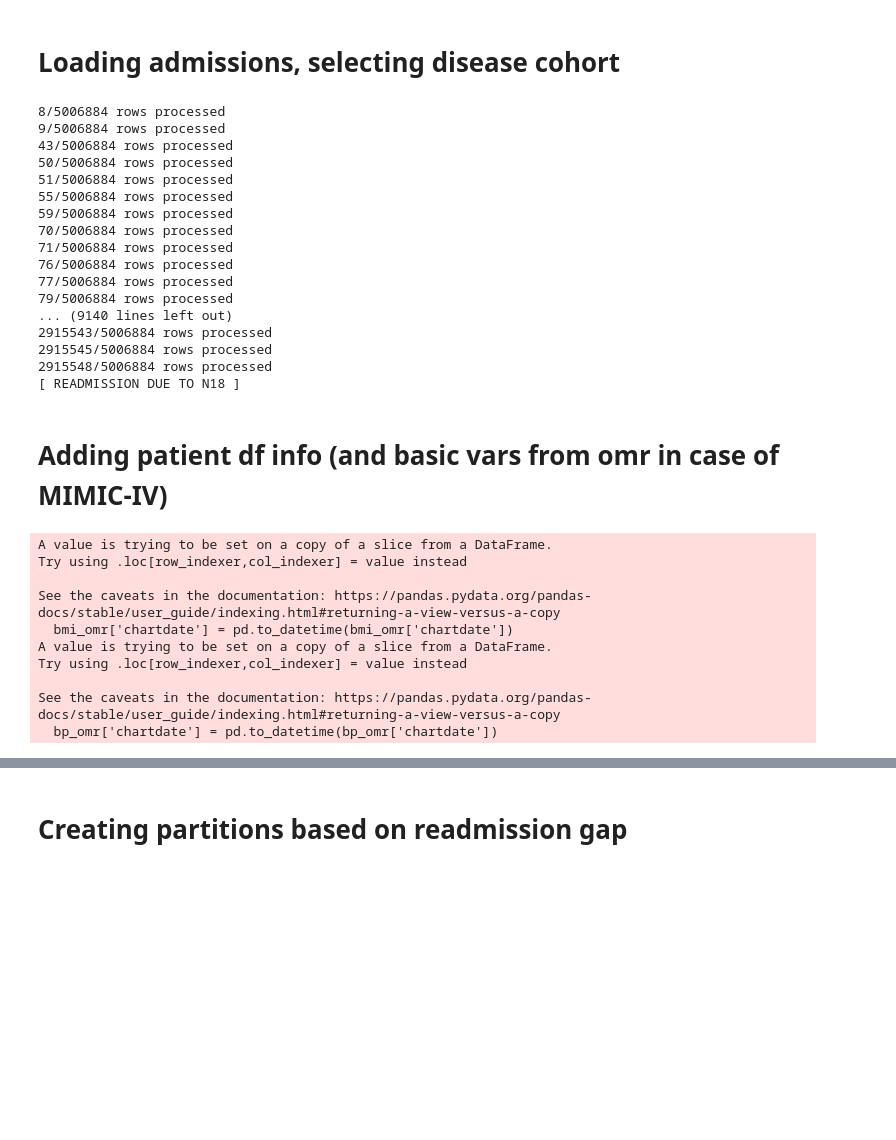
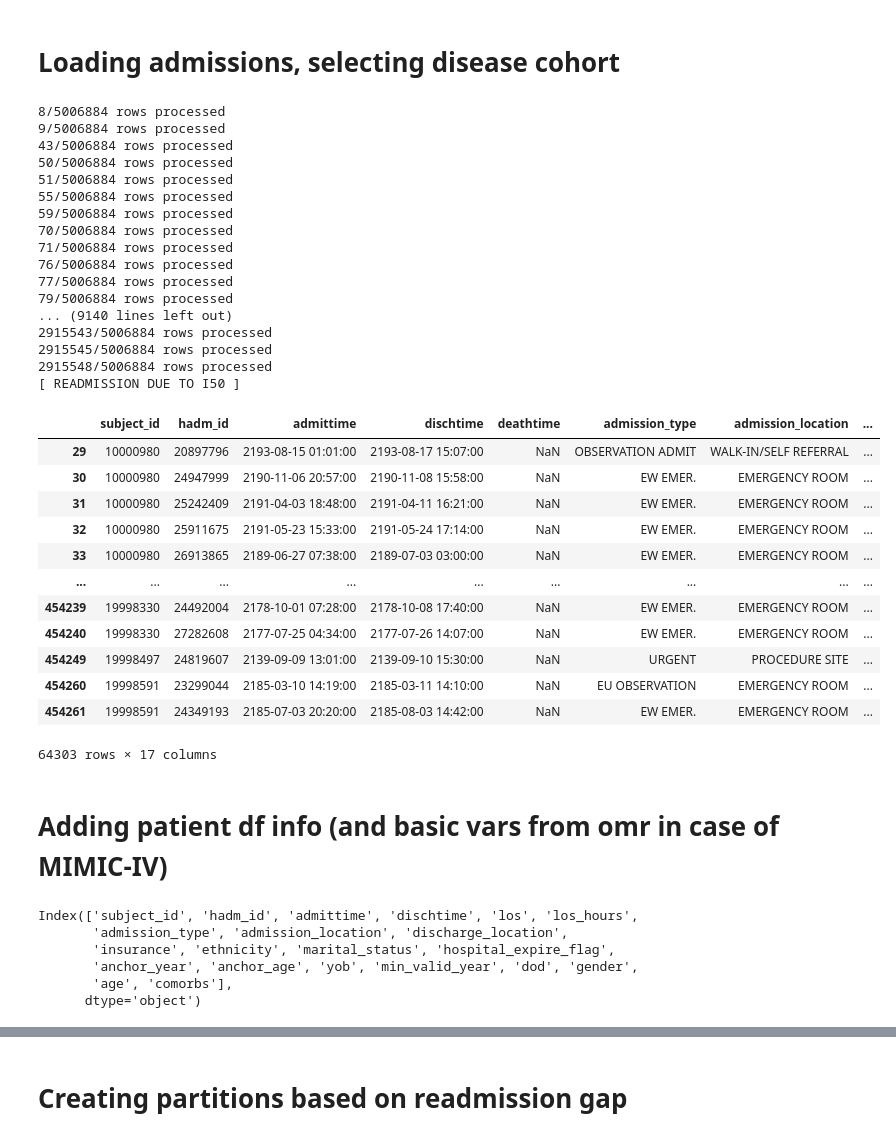
Before and after one commit to bma-vandijk/mimiciv_pipeline_insafedare, a Jupyter notebook: sandbox.ipynb, the cells around one changed output, grey strips where cells are left out. Drawn from its saved outputs; the diff is of its cells as text; code cells hidden in the pictures; blank space fills up the shorter version.

```diff
--- a/sandbox.ipynb
+++ b/sandbox.ipynb
@@ -22,15 +22,23 @@ VISIT_COL = 'hadm_id' # Identifier for visits
 ADMIT_COL = 'admittime' # Admission time
 DISCH_COL = 'dischtime' # Discharge time
 GAP = datetime.timedelta(days=14) # Gap for within readmission must occur
-DISEASE_LABEL = 'I25' # or I50 = Heart Failure, # I25 = Coronary Artery Disease, # N18 = Chronic Kidney Disease, # J44 = Chronic obstructive pulmonary disease
+DISEASE_LABEL = 'I50' # or I50 = Heart Failure, # I25 = Coronary Artery Disease, # N18 = Chronic Kidney Disease, # J44 = Chronic obstructive pulmonary disease
 VERSION = '2.0' # MIMIC-IV version 1.0 or 2.0
+
+# Results so far for READMISSION PREDICTION
+# I25, GAP=14, MIMIC-IV 2.0, --> ROC-AUC = 0.57
+# I25, GAP=7, MIMIC-IV 2.0, --> ROC-AUC = .52
+# I550, GAP=7, MIMIC-IV 2.0, --> ROC-AUC = .46
+# I550, GAP=30, MIMIC-IV 2.0, --> ROC-AUC = .56
+
+# Results so far for DEATH PREDICTION
+# I25, GAP=14, MIMIC-IV 2.0, --> ROC-AUC = 0.66
+# I50, GAP=14, MIMIC-IV 2.0, --> ROC-AUC = 0.66
 
 # Paths
 PATH_ADMISSIONS: str = os.path.join("mimiciv", VERSION, "core", "admissions.csv.gz")
 PATH_DIAGNOSES_ICD: str = os.path.join("mimiciv", VERSION, "hosp", "diagnoses_icd.csv.gz")
 PATH_PATIENTS: str = os.path.join("mimiciv", VERSION, "core", "patients.csv.gz")
 PATH_OMR: str = os.path.join("mimiciv", VERSION, "hosp", "omr.csv.gz")
+PATH_PRESCRIPTIONS: str = os.path.join("mimiciv", VERSION, "hosp", "prescriptions.csv.gz")
 PATH_ICD_MAP: str = os.path.join("utils", "ICD9_to_ICD10_mapping.txt")
-
-# Pre-loading
-omr = pd.read_csv(PATH_OMR)
@@ -40,8 +59,7 @@ omr = pd.read_csv(PATH_OMR)
 # From admissions df, standardize ICD codes (9 and 10 are mixed) and select disease cohort based on disease label (ICD10), delete patients with death during visit
 # Examples: I50 = Heart Failure, I25 = Coronary Artery Disease, N18 = Chronic Kidney Disease, J44 = Chronic obstructive pulmonary disease
 # Function defaults to 'I50'
-
-visit_df = standardize_codes_and_select_cohort(disease_label=DISEASE_LABEL, path_admissions_df=PATH_ADMISSIONS)
+visit_df = standardize_codes_and_select_cohort(disease_label=DISEASE_LABEL, path_admissions_df=PATH_ADMISSIONS, filter_deaths=False)
 # %% [output]
 8/5006884 rows processed
 9/5006884 rows processed
@@ -59,7 +77,23 @@ visit_df = standardize_codes_and_select_cohort(disease_label=DISEASE_LABEL, path
 2915543/5006884 rows processed
 2915545/5006884 rows processed
 2915548/5006884 rows processed
-[ READMISSION DUE TO N18 ]
+[ READMISSION DUE TO I50 ]
+# %%
+visit_df
+# %% [output]
+|  | subject_id | hadm_id | admittime | dischtime | deathtime | admission_type | admission_location | ... |
+| 29 | 10000980 | 20897796 | 2193-08-15 01:01:00 | 2193-08-17 15:07:00 | NaN | OBSERVATION ADMIT | WALK-IN/SELF REFERRAL | ... |
+| 30 | 10000980 | 24947999 | 2190-11-06 20:57:00 | 2190-11-08 15:58:00 | NaN | EW EMER. | EMERGENCY ROOM | ... |
+| 31 | 10000980 | 25242409 | 2191-04-03 18:48:00 | 2191-04-11 16:21:00 | NaN | EW EMER. | EMERGENCY ROOM | ... |
+| 32 | 10000980 | 25911675 | 2191-05-23 15:33:00 | 2191-05-24 17:14:00 | NaN | EW EMER. | EMERGENCY ROOM | ... |
+| 33 | 10000980 | 26913865 | 2189-06-27 07:38:00 | 2189-07-03 03:00:00 | NaN | EW EMER. | EMERGENCY ROOM | ... |
+| ... | ... | ... | ... | ... | ... | ... | ... | ... |
+| 454239 | 19998330 | 24492004 | 2178-10-01 07:28:00 | 2178-10-08 17:40:00 | NaN | EW EMER. | EMERGENCY ROOM | ... |
+| 454240 | 19998330 | 27282608 | 2177-07-25 04:34:00 | 2177-07-26 14:07:00 | NaN | EW EMER. | EMERGENCY ROOM | ... |
+| 454249 | 19998497 | 24819607 | 2139-09-09 13:01:00 | 2139-09-10 15:30:00 | NaN | URGENT | PROCEDURE SITE | ... |
+| 454260 | 19998591 | 23299044 | 2185-03-10 14:19:00 | 2185-03-11 14:10:00 | NaN | EU OBSERVATION | EMERGENCY ROOM | ... |
+| 454261 | 19998591 | 24349193 | 2185-07-03 20:20:00 | 2185-08-03 14:42:00 | NaN | EW EMER. | EMERGENCY ROOM | ... |
+64303 rows × 17 columns
 # %% [markdown]
 # Adding patient df info (and basic vars from omr in case of MIMIC-IV)
 # %%
@@ -70,20 +104,20 @@ visit_pts_df = get_patient_df(version=VERSION, visit_df=visit_df)
 visit_pts_df = get_comorbidities(get_diagnosis_icd_df(), visit_pts_df)
 
 visit_pts_df = visit_pts_df.sort_values(['subject_id', 'admittime']).reset_index(drop=True)
+# %%
+visit_pts_df.columns
+# %% [output]
+Index(['subject_id', 'hadm_id', 'admittime', 'dischtime', 'los', 'los_hours',
+       'admission_type', 'admission_location', 'discharge_location',
+       'insurance', 'ethnicity', 'marital_status', 'hospital_expire_flag',
+       'anchor_year', 'anchor_age', 'yob', 'min_valid_year', 'dod', 'gender',
+       'age', 'comorbs'],
+      dtype='object')
 # %%
-# Adding ome basic physical variables
-
-# First, filter OMR to only include BMI measurements, convert dates to datetime
-bmi_omr = omr[omr['result_name'] == 'BMI (kg/m2)']
-bmi_omr['chartdate'] = pd.to_datetime(bmi_omr['chartdate'])
-# Create col
+# Adding omr basic physical variables
+# Create cols
 visit_pts_df['bmi'] = visit_pts_df.apply(find_closest_bmi, axis=1)
 visit_pts_df.dropna(subset=['bmi'],inplace=True) # Has a lot of missing values sadly, because omr = outpatient measurements
-
-# Blood pressure
-# First, filter OMR to only include blood pressure measurements, convert dates to datetime
-bp_omr = omr[omr['result_name'] == 'Blood Pressure']
-bp_omr['chartdate'] = pd.to_datetime(bp_omr['chartdate'])
 
 # Create cols for systolic and diastolic blood pressure
 visit_pts_df['bp_systolic'] = visit_pts_df.apply(find_closest_bp_systolic, axis=1)
@@ -91,14 +125,3 @@ visit_pts_df['bp_diastolic'] = visit_pts_df.apply(find_closest_bp_diastolic, axi
 
 visit_pts_df.dropna(subset=['bp_systolic'],inplace=True) # Has a lot of missing values sadly, because omr = outpatient measurements
 visit_pts_df.dropna(subset=['bp_diastolic'],inplace=True)
-# %% [output]
-A value is trying to be set on a copy of a slice from a DataFrame.
-Try using .loc[row_indexer,col_indexer] = value instead
-
-See the caveats in the documentation: https://pandas.pydata.org/pandas-docs/stable/user_guide/indexing.html#returning-a-view-versus-a-copy
-  bmi_omr['chartdate'] = pd.to_datetime(bmi_omr['chartdate'])
-A value is trying to be set on a copy of a slice from a DataFrame.
-Try using .loc[row_indexer,col_indexer] = value instead
-
-See the caveats in the documentation: https://pandas.pydata.org/pandas-docs/stable/user_guide/indexing.html#returning-a-view-versus-a-copy
-  bp_omr['chartdate'] = pd.to_datetime(bp_omr['chartdate'])
```
Also changed, not shown: parts of 19 cells of this notebook, 3 other files.
